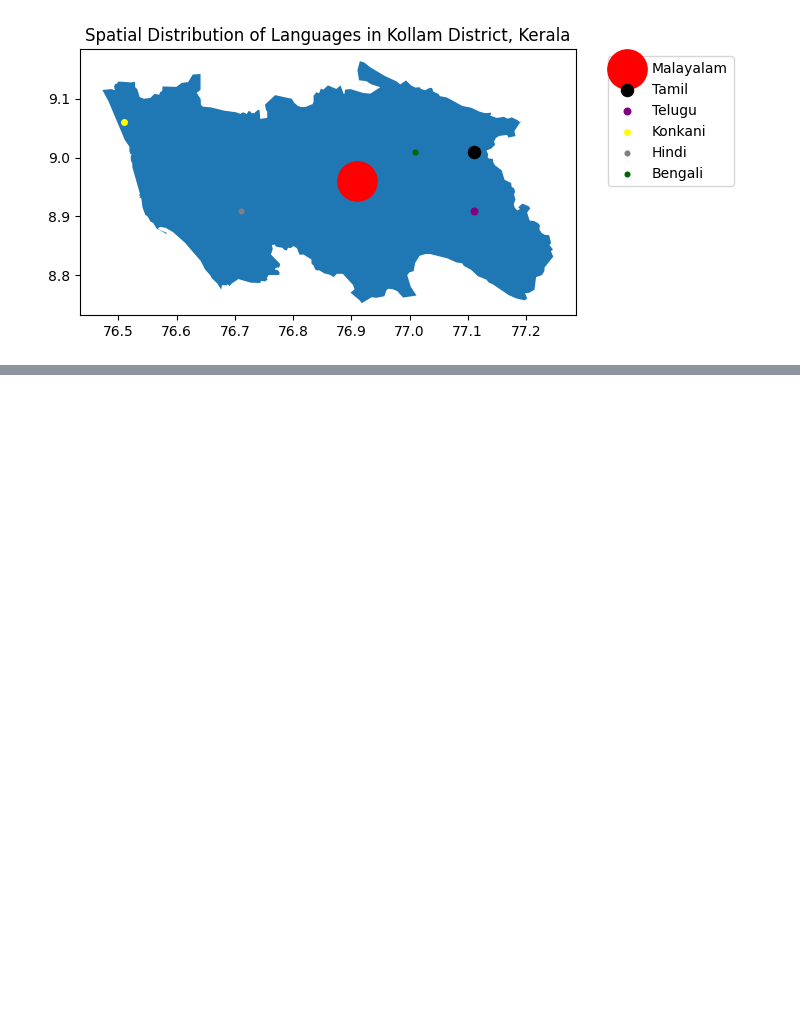
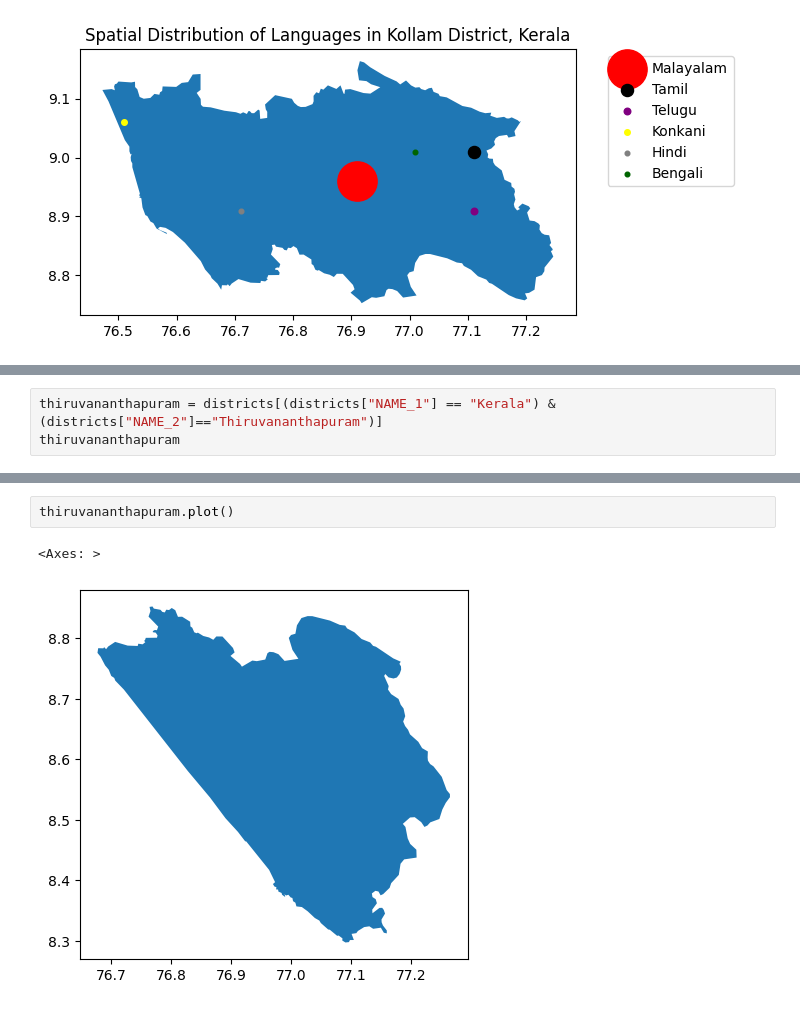
Before and after one commit to squishridyvi/Geographical-Distribution-Mapping-of-Dravidian-Languages-, a Jupyter notebook: Geographical Distribution of Dravidian Languages.ipynb, the cells around one changed output, grey strips where cells are left out. Cells and saved outputs as stored; diff of their text form; blank space fills up the shorter version.

Commit message:
Added Thiruvananthapuram district

```diff
--- a/Geographical Distribution of Dravidian Languages.ipynb
+++ b/Geographical Distribution of Dravidian Languages.ipynb
@@ -1021,0 +1025,3 @@ ax.legend(bbox_to_anchor=(1.05, 1))
+# %%
+thiruvananthapuram = districts[(districts["NAME_1"] == "Kerala") & (districts["NAME_2"]=="Thiruvananthapuram")]
+thiruvananthapuram
@@ -1021,0 +1031,5 @@ ax.legend(bbox_to_anchor=(1.05, 1))
+# %%
+thiruvananthapuram.plot()
+# %% [output]
+<Axes: >
+[figure, added]
```
Also changed, not shown: parts of 5 cells of this notebook.
